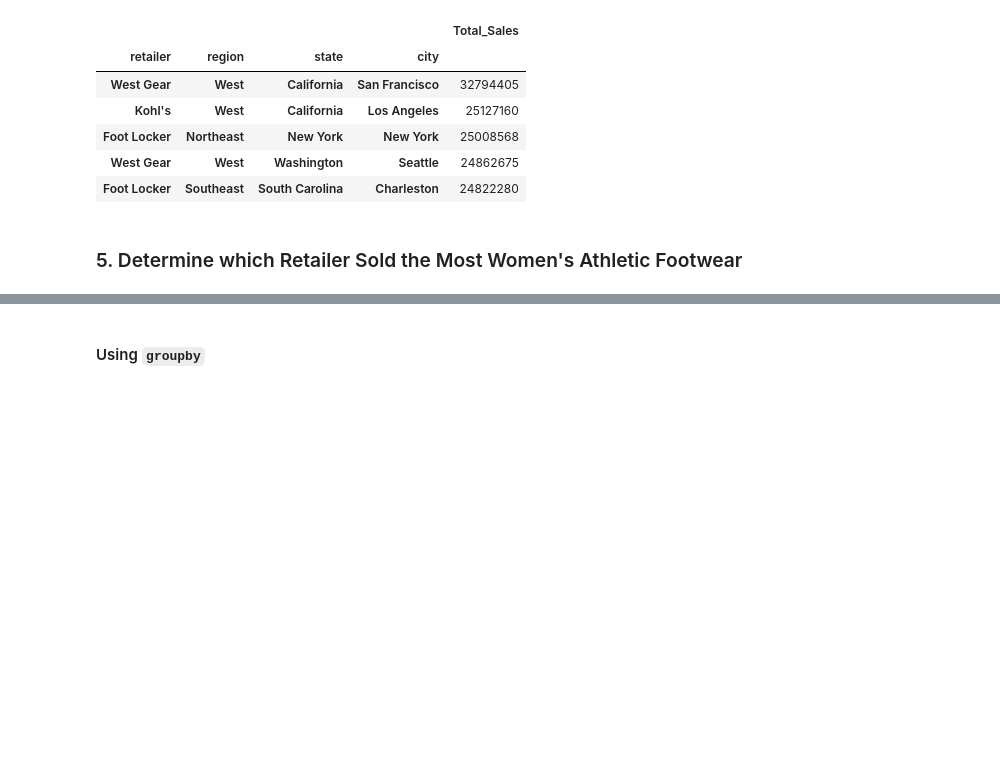
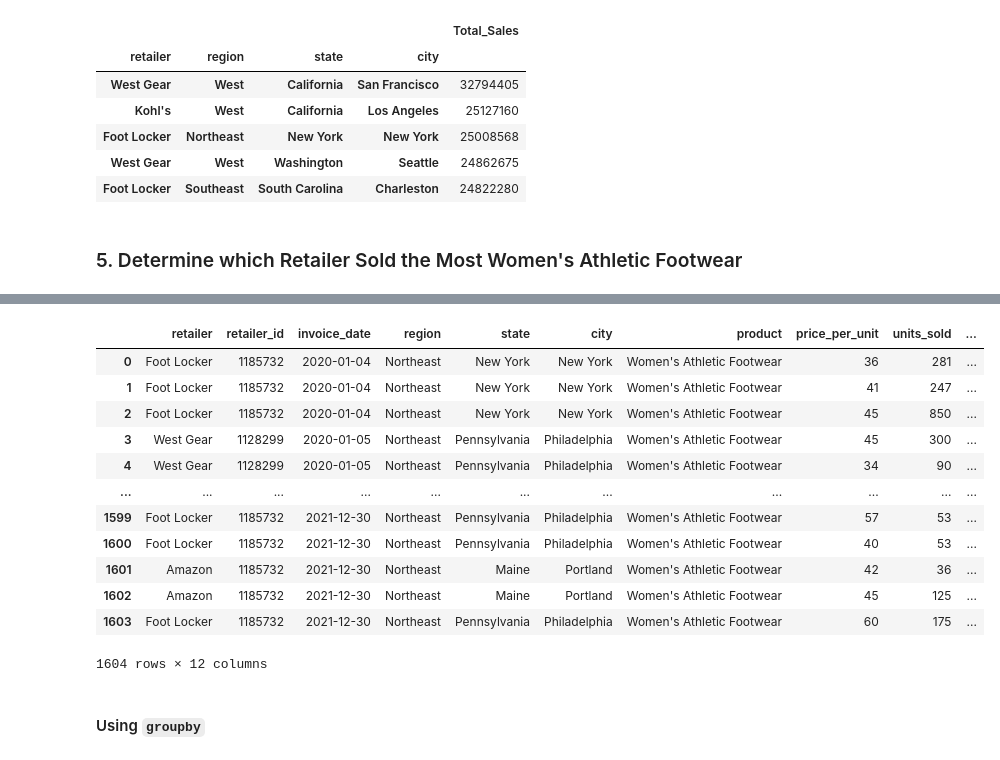
Before and after one commit to KaylaS1/athletic_sales_analysis, a Jupyter notebook: athletic_sales_analysis.ipynb, the cells around one changed output, grey strips where cells are left out. Saved outputs shown, nothing was run; the diff lists cells and outputs as text; code cells hidden in the pictures; blank space fills up the shorter version.

```diff
--- a/athletic_sales_analysis.ipynb
+++ b/athletic_sales_analysis.ipynb
@@ -307,3 +316,25 @@ memory usage: 904.2+ KB
+# %%
+# Filter the sales data to get the women's athletic footwear sales data.
+# Ran the unique() function on product column to see values
+sales_2020_2021_df["product"].unique()
+
+# creating a new df to store women's athletic footwear data
+womens_athletic_footwear_sales = sales_2020_2021_df.loc[sales_2020_2021_df["product"] == "Women's Athletic Footwear", :].reset_index(drop=True)
+womens_athletic_footwear_sales
+# %% [output]
+|  | retailer | retailer_id | invoice_date | region | state | city | product | price_per_unit | units_sold | ... |
+| 0 | Foot Locker | 1185732 | 2020-01-04 | Northeast | New York | New York | Women's Athletic Footwear | 36 | 281 | ... |
+| 1 | Foot Locker | 1185732 | 2020-01-04 | Northeast | New York | New York | Women's Athletic Footwear | 41 | 247 | ... |
+| 2 | Foot Locker | 1185732 | 2020-01-04 | Northeast | New York | New York | Women's Athletic Footwear | 45 | 850 | ... |
+| 3 | West Gear | 1128299 | 2020-01-05 | Northeast | Pennsylvania | Philadelphia | Women's Athletic Footwear | 45 | 300 | ... |
+| 4 | West Gear | 1128299 | 2020-01-05 | Northeast | Pennsylvania | Philadelphia | Women's Athletic Footwear | 34 | 90 | ... |
+| ... | ... | ... | ... | ... | ... | ... | ... | ... | ... | ... |
+| 1599 | Foot Locker | 1185732 | 2021-12-30 | Northeast | Pennsylvania | Philadelphia | Women's Athletic Footwear | 57 | 53 | ... |
+| 1600 | Foot Locker | 1185732 | 2021-12-30 | Northeast | Pennsylvania | Philadelphia | Women's Athletic Footwear | 40 | 53 | ... |
+| 1601 | Amazon | 1185732 | 2021-12-30 | Northeast | Maine | Portland | Women's Athletic Footwear | 42 | 36 | ... |
+| 1602 | Amazon | 1185732 | 2021-12-30 | Northeast | Maine | Portland | Women's Athletic Footwear | 45 | 125 | ... |
+| 1603 | Foot Locker | 1185732 | 2021-12-30 | Northeast | Pennsylvania | Philadelphia | Women's Athletic Footwear | 60 | 175 | ... |
+1604 rows × 12 columns
 # %% [markdown]
 #### Using `groupby`
 # %%
```
Also changed, not shown: parts of 13 cells of this notebook, 1 other file.
